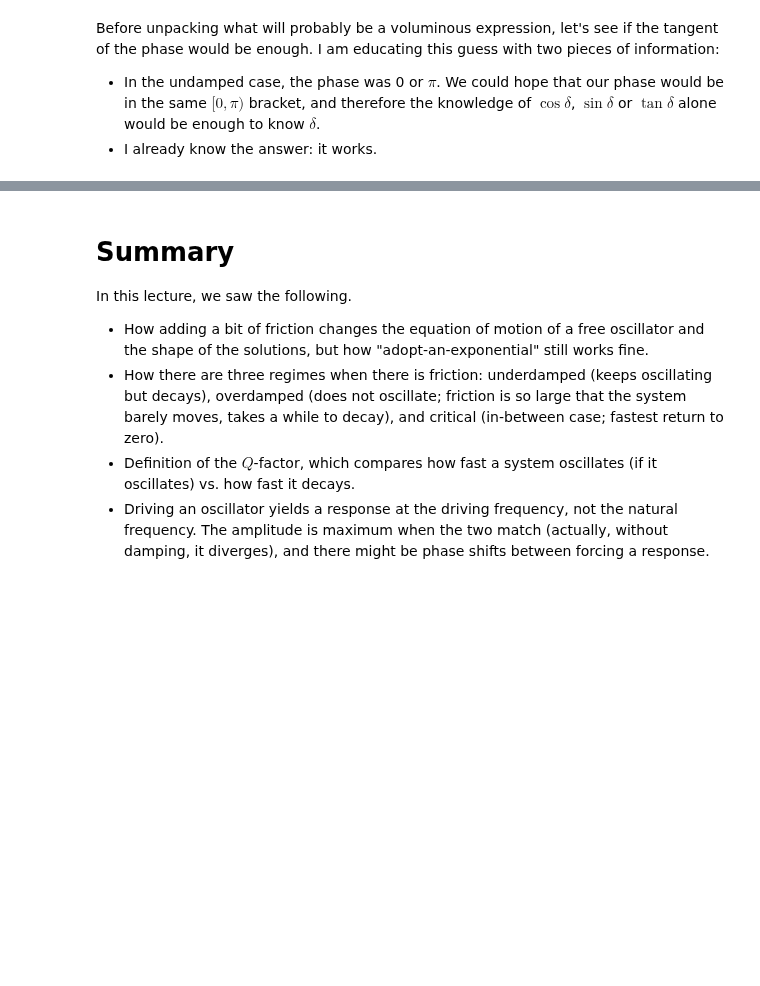
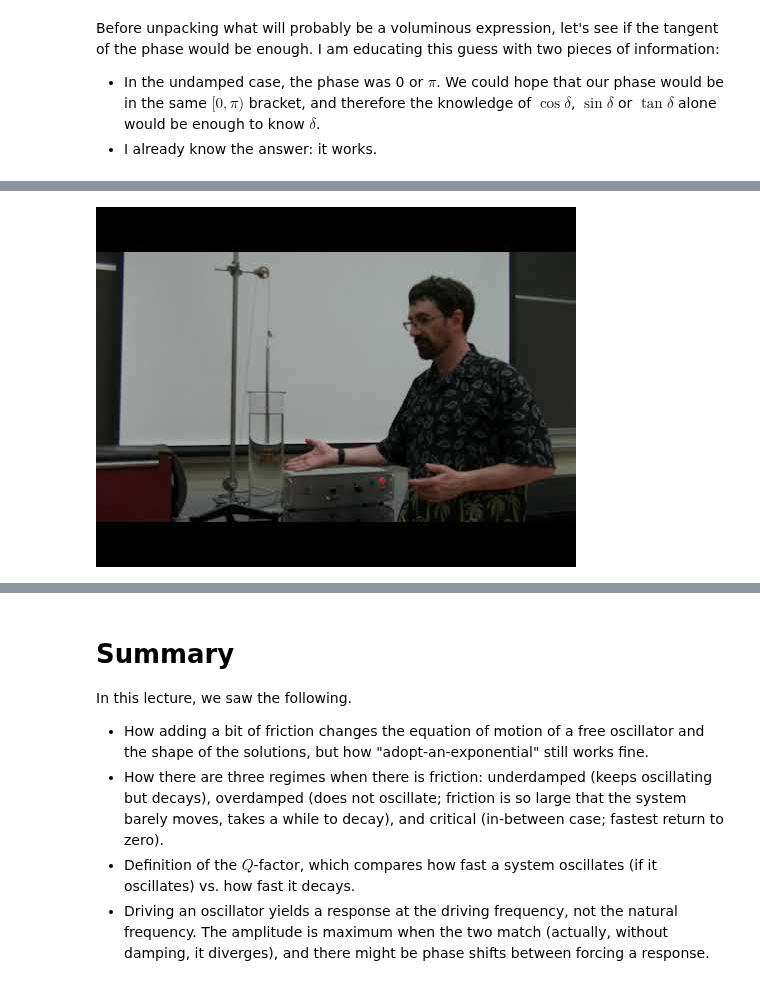
Before and after one commit to ChanJeunlam/254-lectures-2021, a Jupyter notebook: L05-Damped-n-DrivenOscillators/L05-Damped-DrivenOscillators.ipynb, the cells around one changed output, grey strips where cells are left out. Saved outputs shown, nothing was run; the diff lists cells and outputs as text; code cells hidden in the pictures; blank space fills up the shorter version.

```diff
--- a/L05-Damped-n-DrivenOscillators/L05-Damped-DrivenOscillators.ipynb
+++ b/L05-Damped-n-DrivenOscillators/L05-Damped-DrivenOscillators.ipynb
@@ -69,7 +69,7 @@ from matplotlib import interactive
 from ipywidgets import interact, FloatSlider, fixed
 from matplotlib import rcParams
 interactive(True)
-rcParams['figure.dpi'] = 100  # for crisper figures later
+rcParams['figure.dpi'] = 150  # for crisper figures later
 # %% [markdown]
 *Readings:*
 
@@ -221,0 +217,4 @@ We now have everything we need to plot the solution $x = A(\omega)\cos\left[\ome
+# %%
+YouTubeVideo('IEve6in-eUg', width=560, height=315)
+# %% [output]
+[figure, added]
```
Also changed, not shown: parts of 59 cells of this notebook, 1 other file.
